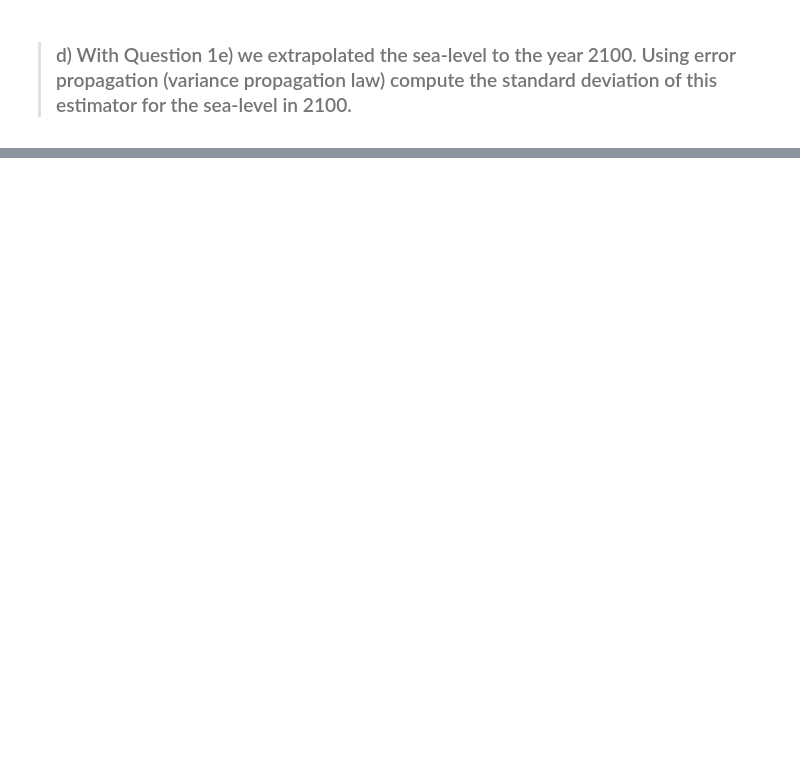
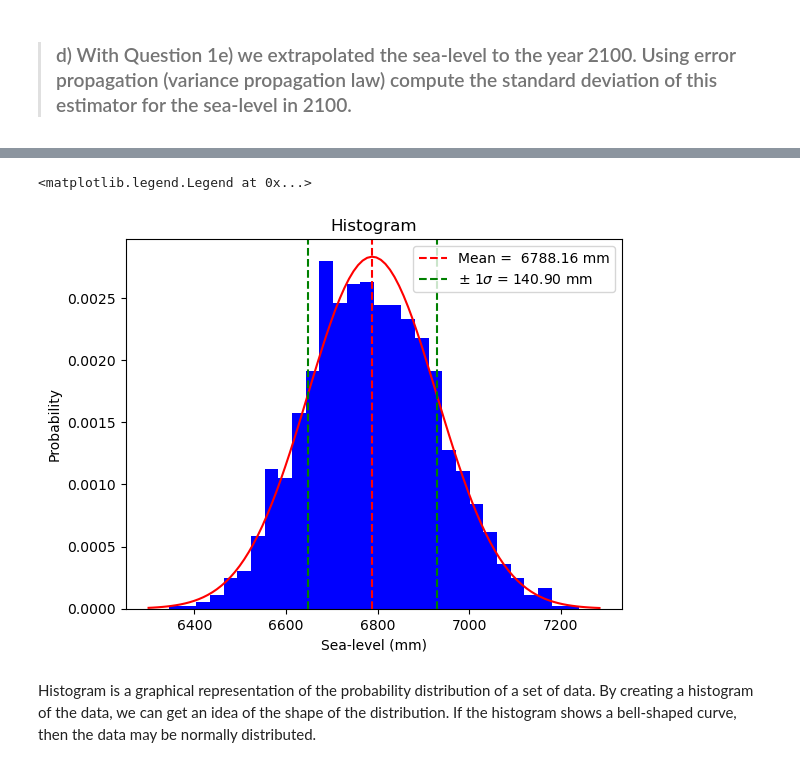
Before and after one commit to KJialun/PHD-Assignment, a Jupyter notebook: Assignment1.ipynb, the cells around one changed output, grey strips where cells are left out. Cells and saved outputs as stored; diff of their text form; code cells hidden in the pictures; blank space fills up the shorter version.

```diff
--- a/Assignment1.ipynb
+++ b/Assignment1.ipynb
@@ -416,0 +530,34 @@ The monthly tide gauge sea-level observable has a standard deviation of 𝜎= 60
+# %%
+
+mean = np.mean(heightdata)
+sigma = np.std(heightdata)
+
+# Create histogram
+plt.hist(heightdata, bins=30, density=True, color='blue')
+
+
+# plot standard deviation
+xmin, xmax = plt.xlim()
+x = np.linspace(xmin, xmax, 100)
+y = (1 / (sigma * np.sqrt(2 * np.pi))) * np.exp(-0.5 * ((x - mean) / sigma) ** 2)
+plt.plot(x, y, color='r')
+
+# Plot line for mean
+plt.axvline(x=mean, color='red', linestyle='--', label='Mean = {: .2f} mm'.format(mean))
+
+# Plot lines for +/- sigma
+plt.axvline(x=mean-sigma, color='green', linestyle='--', label='$\pm$ 1$\sigma$ = {:.2f} mm'.format(sigma))
+plt.axvline(x=mean+sigma, color='green', linestyle='--')
+
+# Set plot title and axis labels
+plt.title('Histogram')
+plt.xlabel('Sea-level (mm)')
+plt.ylabel('Probability')
+
+# Add legend
+plt.legend()
+# %% [output]
+<matplotlib.legend.Legend at 0x...>
+[figure, added]
+# %% [markdown]
+Histogram is a graphical representation of the probability distribution of a set of data. By creating a histogram of the data, we can get an idea of the shape of the distribution. If the histogram shows a bell-shaped curve, then the data may be normally distributed.
```
Also changed, not shown: parts of 26 cells of this notebook.
